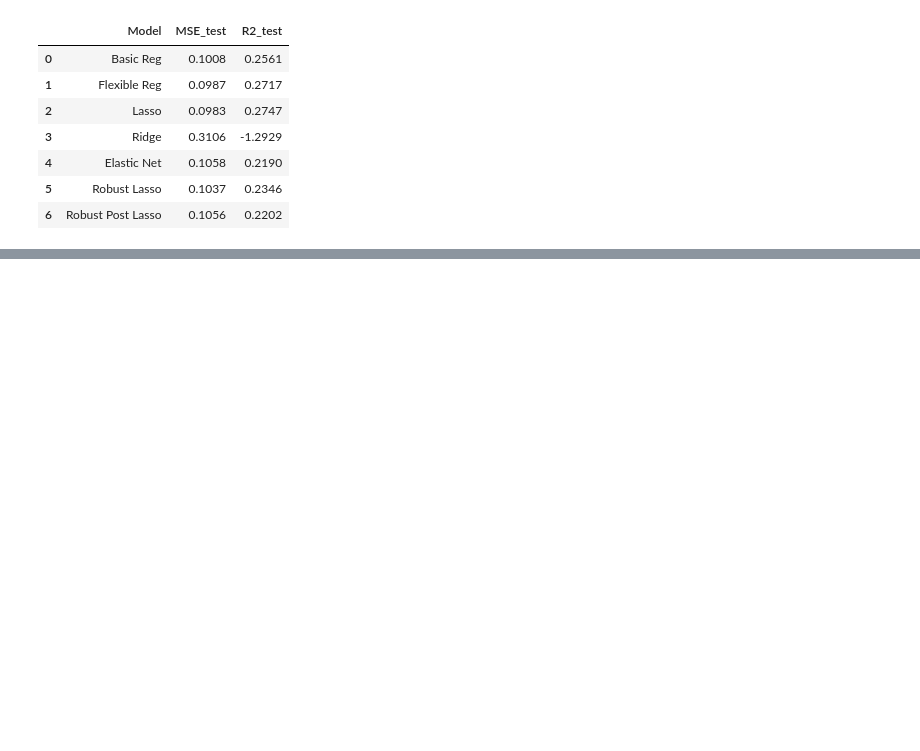
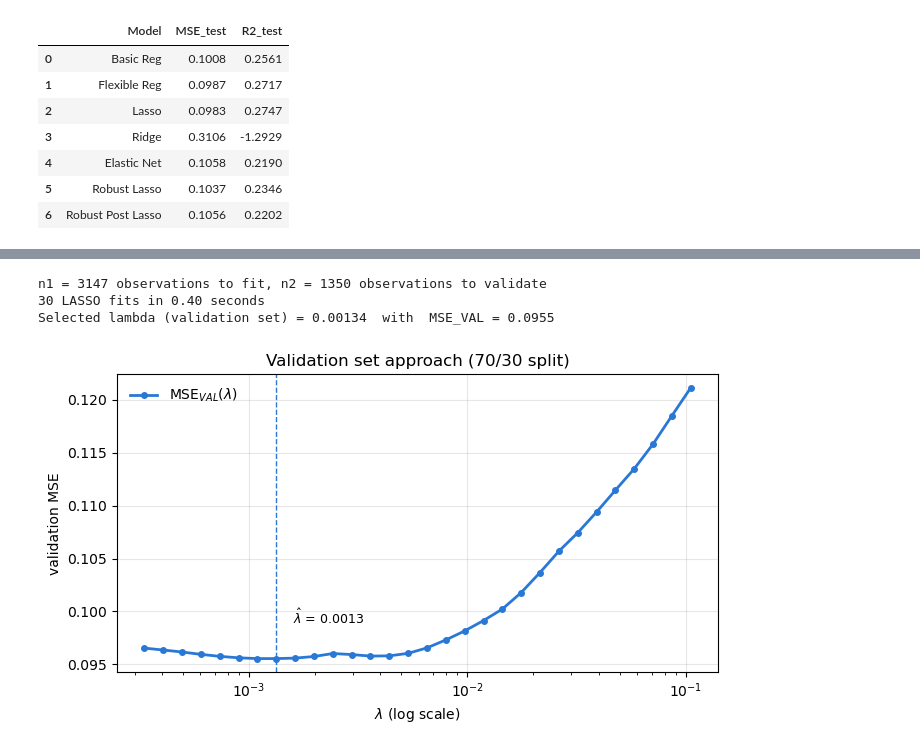
Before and after one commit to joelreyesm/ECON-524-Big-Data-Econometrics, a Jupyter notebook: lab/W2_Lasso.ipynb, the cells around one changed output, grey strips where cells are left out. Cells and saved outputs as stored; diff of their text form; code cells hidden in the pictures; blank space fills up the shorter version.

```diff
--- a/lab/W2_Lasso.ipynb
+++ b/lab/W2_Lasso.ipynb
@@ -559,0 +673,33 @@ res_df2.round(4)
+# %%
+# Step 1: divide the training sample into a training part (70%) and a validation part (30%)
+idx_train_part, idx_val_part = train_test_split(np.arange(n_train), test_size=0.3, random_state=0)
+print(f'n1 = {len(idx_train_part)} observations to fit, n2 = {len(idx_val_part)} observations to validate')
+
+# Steps 2 and 3: fit at every lambda on the training part, evaluate on the validation part
+t0 = time.time()
+mse_val = validation_mse(Z_train, y_train, lambda_grid, idx_train_part, idx_val_part)
+time_val = time.time() - t0
+lambda_val = lambda_grid[np.argmin(mse_val)]
+
+print(f'{len(lambda_grid)} LASSO fits in {time_val:.2f} seconds')
+print(f'Selected lambda (validation set) = {lambda_val:.5f}  with  MSE_VAL = {mse_val.min():.4f}')
+# %% [output]
+n1 = 3147 observations to fit, n2 = 1350 observations to validate
+30 LASSO fits in 0.40 seconds
+Selected lambda (validation set) = 0.00134  with  MSE_VAL = 0.0955
+# %%
+fig, ax = plt.subplots(figsize=(7, 4))
+ax.plot(lambda_grid, mse_val, color=COLORS['validation'], lw=2, marker='o', ms=4, label='MSE$_{VAL}(\\lambda)$')
+ax.axvline(lambda_val, color=COLORS['validation'], ls='--', lw=1)
+ax.annotate(f'$\\hat\\lambda$ = {lambda_val:.4f}', xy=(lambda_val, mse_val.min()),
+            xytext=(12, 25), textcoords='offset points', fontsize=9)
+ax.set_xscale('log')
+ax.set_xlabel('$\\lambda$ (log scale)')
+ax.set_ylabel('validation MSE')
+ax.set_title('Validation set approach (70/30 split)')
+ax.grid(alpha=0.3)
+ax.legend(frameon=False)
+plt.tight_layout()
+plt.show()
+# %% [output]
+[figure, added]
```
Also changed, not shown: parts of 20 cells of this notebook, 1 other file.
